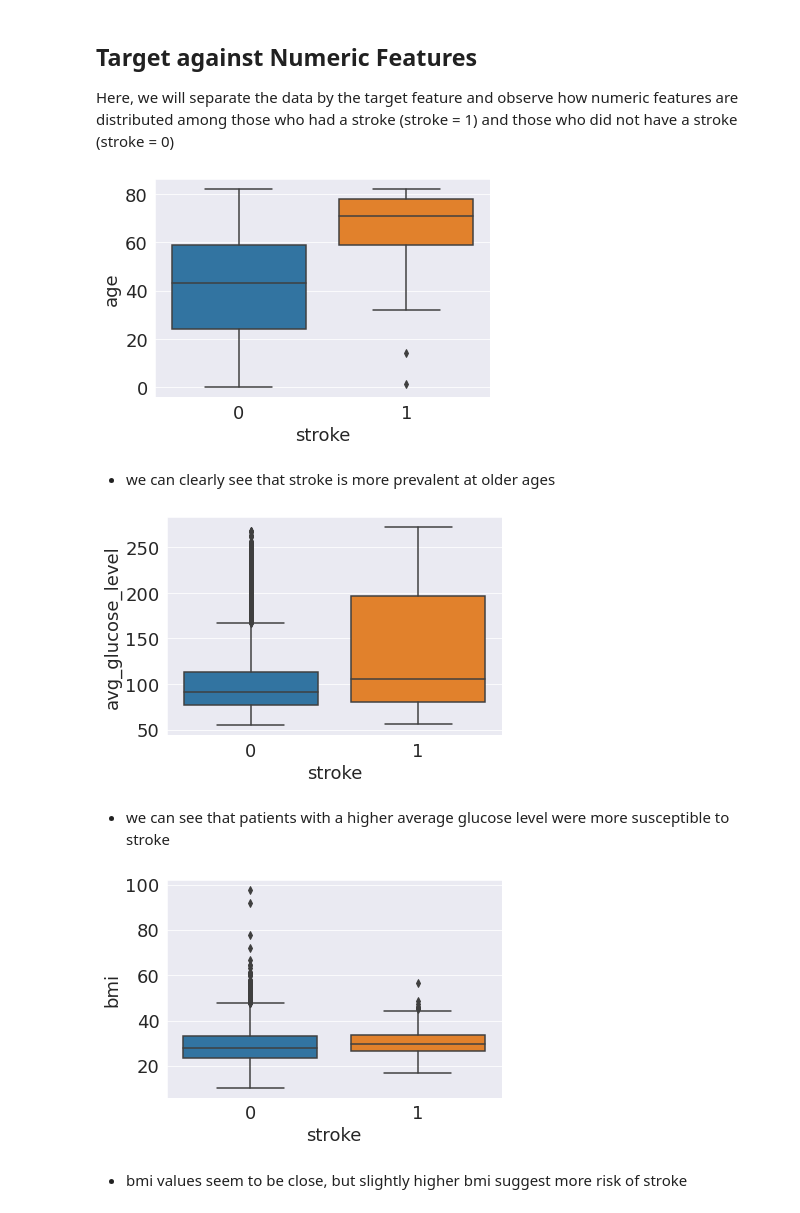
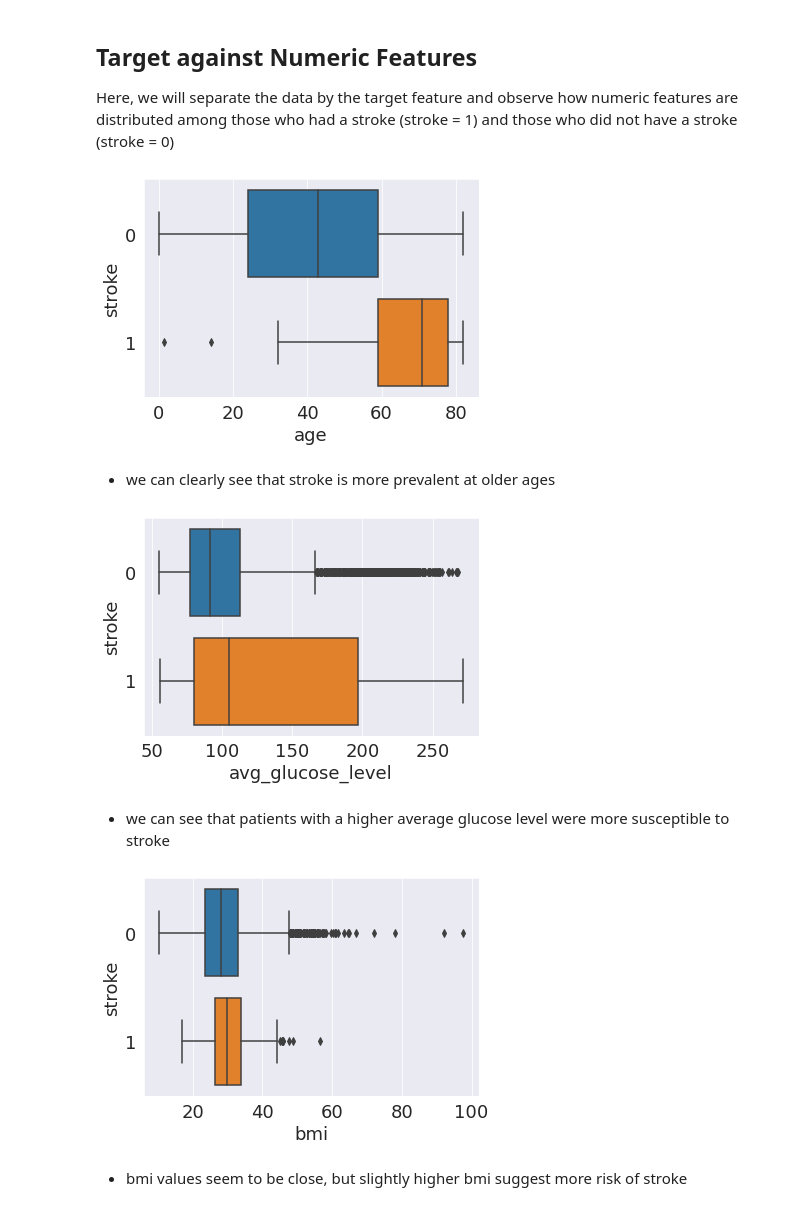
Before and after one commit to Purefekt/Predicting-Stroke-using-Various-Classification-Methods, a Jupyter notebook: [1]eda.ipynb, the cells around one changed output. Drawn from its saved outputs; the diff is of its cells as text; code cells hidden in the pictures.

```diff
--- a/[1]eda.ipynb
+++ b/[1]eda.ipynb
@@ -171,29 +171,29 @@ findfont: Font family ['normal'] not found. Falling back to DejaVu Sans.
 Here, we will separate the data by the target feature and observe how numeric features are distributed among those who had a stroke (stroke = 1) and those who did not have a stroke (stroke = 0)
 # %%
 # boxplot for age
-sns.boxplot(x = data['stroke'].astype('category'), y = 'age', data=data)
+sns.boxplot(y = data['stroke'].astype('category'), x = 'age', data=data, orient='h')
 # plt.savefig('stroke_against_age.png', dpi=300, bbox_inches='tight')
 plt.show()
 # %% [output]
-[figure, old version]
+[figure, new version]
 # %% [markdown]
 - we can clearly see that stroke is more prevalent at older ages
 # %%
 # boxplot for avg_glucose_level
-sns.boxplot(x = data['stroke'].astype('category'), y = 'avg_glucose_level', data=data)
+sns.boxplot(y = data['stroke'].astype('category'), x = 'avg_glucose_level', data=data, orient='h')
 # plt.savefig('stroke_against_avg_glucose_level.png', dpi=300, bbox_inches='tight')
 plt.show()
 # %% [output]
-[figure, old version]
+[figure, new version]
 # %% [markdown]
 - we can see that patients with a higher average glucose level were more susceptible to stroke
 # %%
 # boxplot for bmi
-sns.boxplot(x = data['stroke'].astype('category'), y = 'bmi', data=data)
+sns.boxplot(y = data['stroke'].astype('category'), x = 'bmi', data=data, orient='h')
 # plt.savefig('stroke_against_bmi.png', dpi=300, bbox_inches='tight')
 plt.show()
 # %% [output]
-[figure, old version]
+[figure, new version]
 # %% [markdown]
 - bmi values seem to be close, but slightly higher bmi suggest more risk of stroke
 # %% [markdown]
```
Also changed, not shown: 2 other files.
